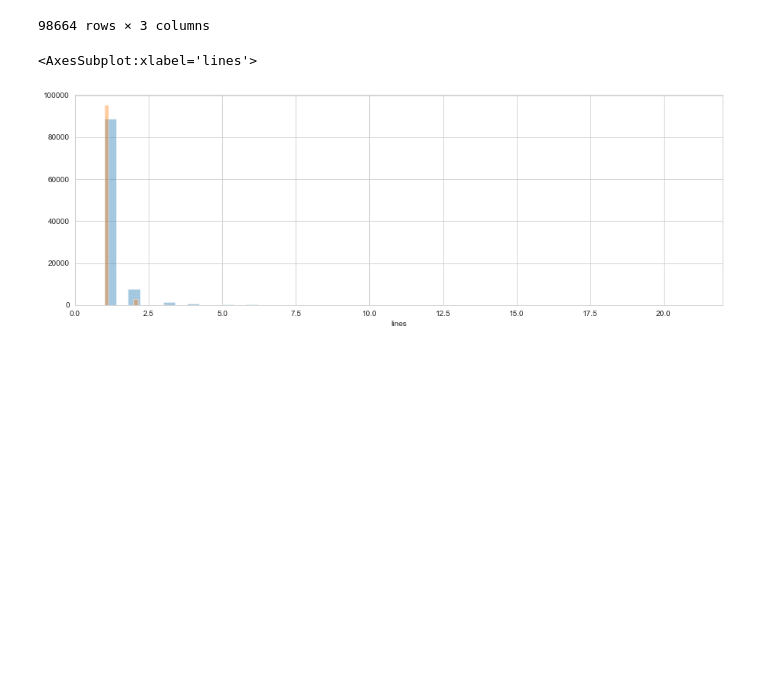
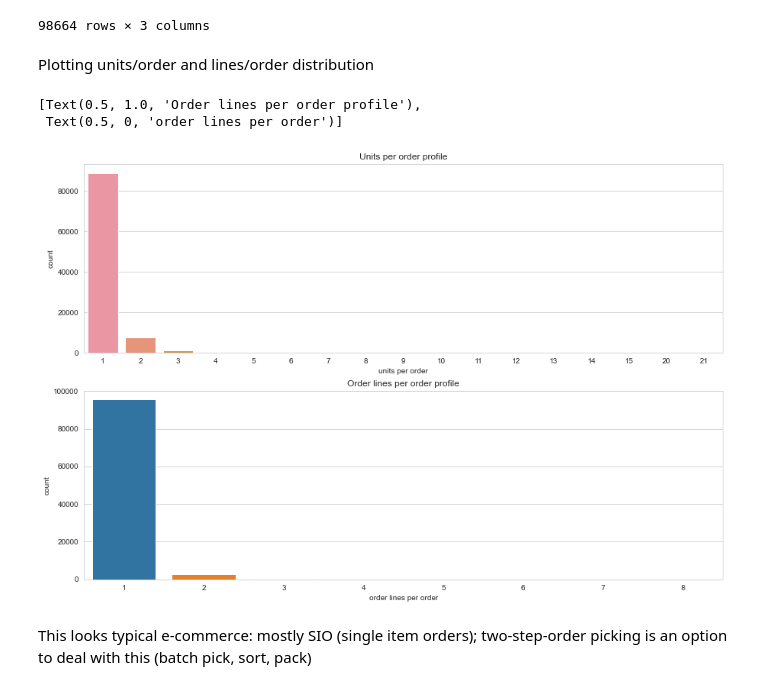
Before and after one commit to LarsTinnefeld/Olist-order-profile-analysis, a Jupyter notebook: olist_order_profile.ipynb, the cells around one changed output. Cells and saved outputs as stored; diff of their text form; code cells hidden in the pictures; blank space fills up the shorter version.

Commit message:
Update olist_order_profile.ipynb
type: code

completed upo and lpo profiles

```diff
--- a/olist_order_profile.ipynb
+++ b/olist_order_profile.ipynb
@@ -127,11 +127,17 @@ df_upo_lpo
 | 98662 | fffe18544ffabc95dfada21779c9644f | 1 | 1 |
 | 98663 | fffe41c64501cc87c801fd61db3f6244 | 1 | 1 |
 98664 rows × 3 columns
-# %%
-x_range = np.arange(1, df_upo_lpo['units'].max(), 1)
-plt.figure(figsize = (15, 5))
-sns.distplot(df_upo_lpo['units'], kde = False)
-sns.distplot(df_upo_lpo['lines'], kde = False)
-# %% [output]
-<AxesSubplot:xlabel='lines'>
-[figure, removed]
+# %% [markdown]
+Plotting units/order and lines/order distribution
+# %%
+fig, ax = plt.subplots(2, 1, figsize = (15, 10))
+sns.countplot(df_upo_lpo['units'], ax = ax[0])
+sns.countplot(df_upo_lpo['lines'], ax = ax[1])
+ax[0].set(title = 'Units per order profile', xlabel = 'units per order')
+ax[1].set(title = 'Order lines per order profile', xlabel = 'order lines per order')
+# %% [output]
+[Text(0.5, 1.0, 'Order lines per order profile'),
+ Text(0.5, 0, 'order lines per order')]
+[figure, added]
+# %% [markdown]
+This looks typical e-commerce: mostly SIO (single item orders); two-step-order picking is an option to deal with this (batch pick, sort, pack)
```
